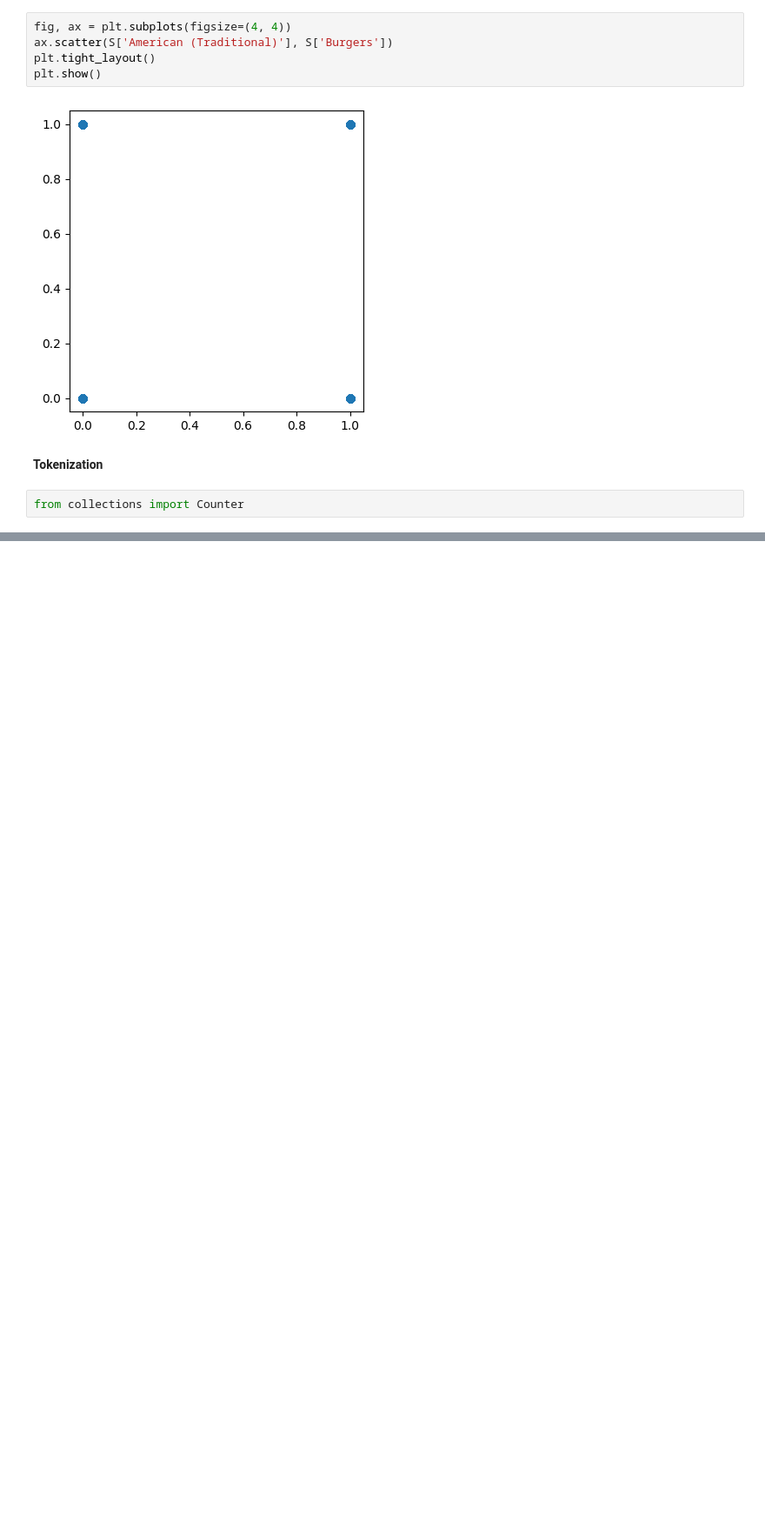
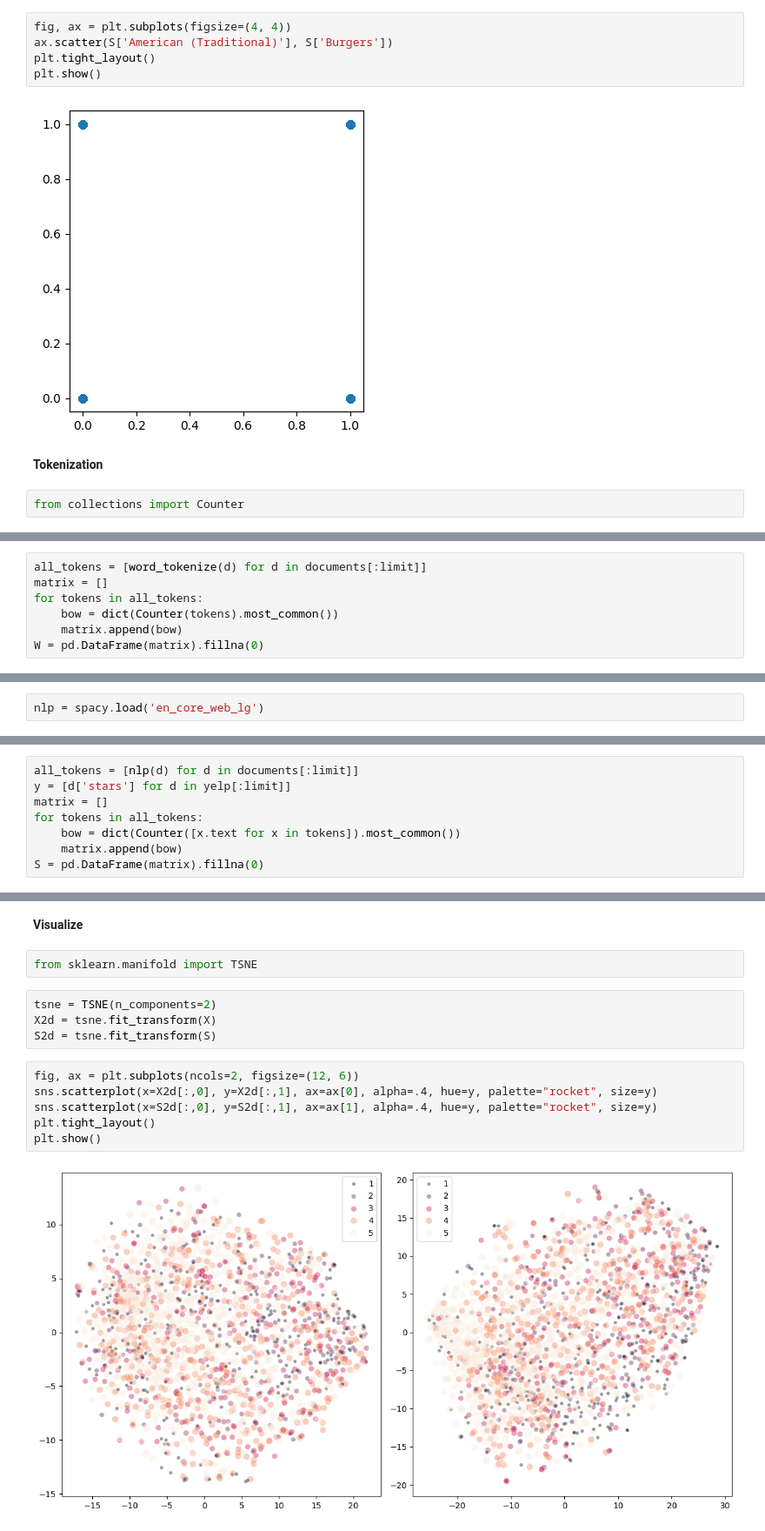
Before and after one commit to afflint/textsent, a Jupyter notebook: 2023-24/yelp/intro-vsm.ipynb, the cells around one changed output, grey strips where cells are left out. Shown at 87% size. Saved outputs shown, nothing was run; the diff lists cells and outputs as text; blank space fills up the shorter version.

Commit message:
Tokenization and normalization

```diff
--- a/2023-24/yelp/intro-vsm.ipynb
+++ b/2023-24/yelp/intro-vsm.ipynb
@@ -81,0 +100,7 @@ Name: 0, Length: 10238, dtype: float64
+# %%
+all_tokens = [word_tokenize(d) for d in documents[:limit]]
+matrix = []
+for tokens in all_tokens:
+    bow = dict(Counter(tokens).most_common())
+    matrix.append(bow)
+W = pd.DataFrame(matrix).fillna(0)
@@ -81,0 +125,2 @@ Name: 0, Length: 10238, dtype: float64
+# %%
+nlp = spacy.load('en_core_web_lg')
@@ -81,0 +141,8 @@ Name: 0, Length: 10238, dtype: float64
+# %%
+all_tokens = [nlp(d) for d in documents[:limit]]
+y = [d['stars'] for d in yelp[:limit]]
+matrix = []
+for tokens in all_tokens:
+    bow = dict(Counter([x.text for x in tokens]).most_common())
+    matrix.append(bow)
+S = pd.DataFrame(matrix).fillna(0)
@@ -81,0 +169,16 @@ Name: 0, Length: 10238, dtype: float64
+# %% [markdown]
+**Visualize**
+# %%
+from sklearn.manifold import TSNE
+# %%
+tsne = TSNE(n_components=2)
+X2d = tsne.fit_transform(X)
+S2d = tsne.fit_transform(S)
+# %%
+fig, ax = plt.subplots(ncols=2, figsize=(12, 6))
+sns.scatterplot(x=X2d[:,0], y=X2d[:,1], ax=ax[0], alpha=.4, hue=y, palette="rocket", size=y)
+sns.scatterplot(x=S2d[:,0], y=S2d[:,1], ax=ax[1], alpha=.4, hue=y, palette="rocket", size=y)
+plt.tight_layout()
+plt.show()
+# %% [output]
+[figure, added]
```
Also changed, not shown: parts of 30 cells of this notebook, 2 other files.
